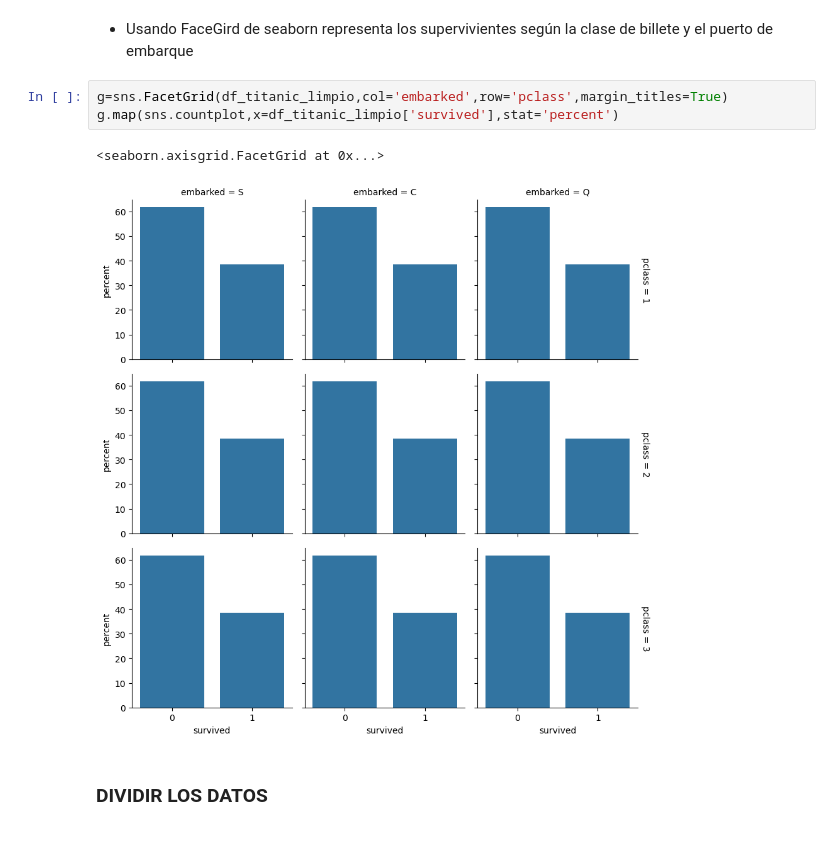
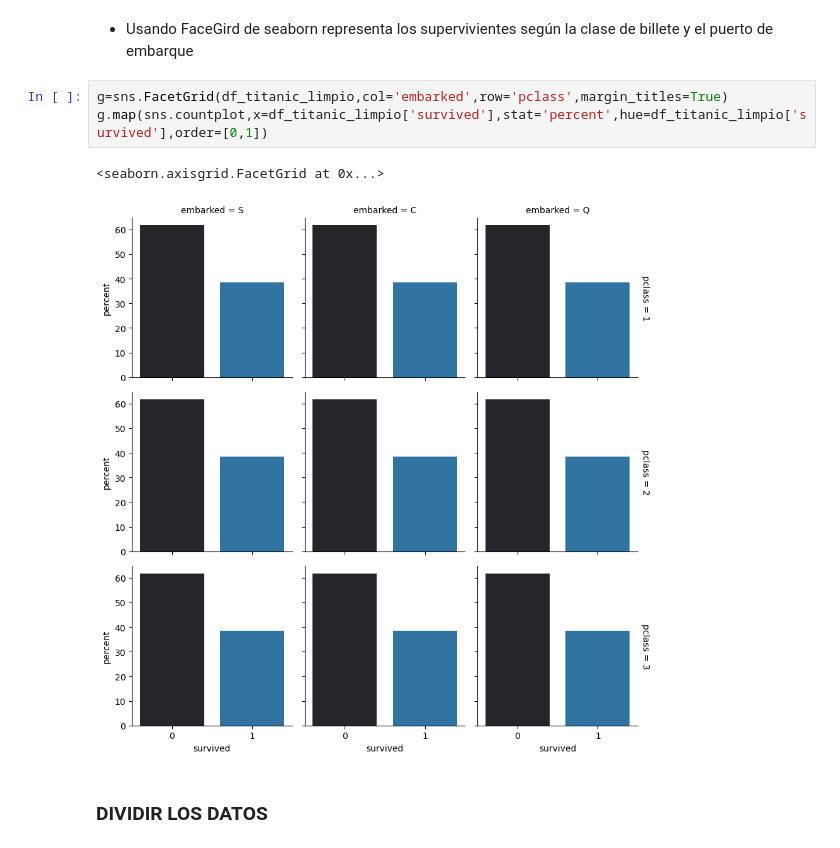
Before and after one commit to xabierguerrero/IABD_2425, a Jupyter notebook: Python_Ejers/SAPA/2_4Ejers/2_4Ejercicios.ipynb, the cells around one changed output. Saved outputs shown, nothing was run; the diff lists cells and outputs as text.

```diff
--- a/Python_Ejers/SAPA/2_4Ejers/2_4Ejercicios.ipynb
+++ b/Python_Ejers/SAPA/2_4Ejers/2_4Ejercicios.ipynb
@@ -313,10 +339,10 @@ g.map(sns.barplot,"sex","survived",order=['male','female'])
 - Usando FaceGird de seaborn representa los supervivientes según la clase de billete y el puerto de embarque
 # %%
 g=sns.FacetGrid(df_titanic_limpio,col='embarked',row='pclass',margin_titles=True)
-g.map(sns.countplot,x=df_titanic_limpio['survived'],stat='percent')
+g.map(sns.countplot,x=df_titanic_limpio['survived'],stat='percent',hue=df_titanic_limpio['survived'],order=[0,1])
 # %% [output]
 <seaborn.axisgrid.FacetGrid at 0x...>
-[figure, old version]
+[figure, new version]
 # %% [markdown]
 ### DIVIDIR LOS DATOS
 # %% [markdown]
```
Also changed, not shown: parts of 24 cells of this notebook.
